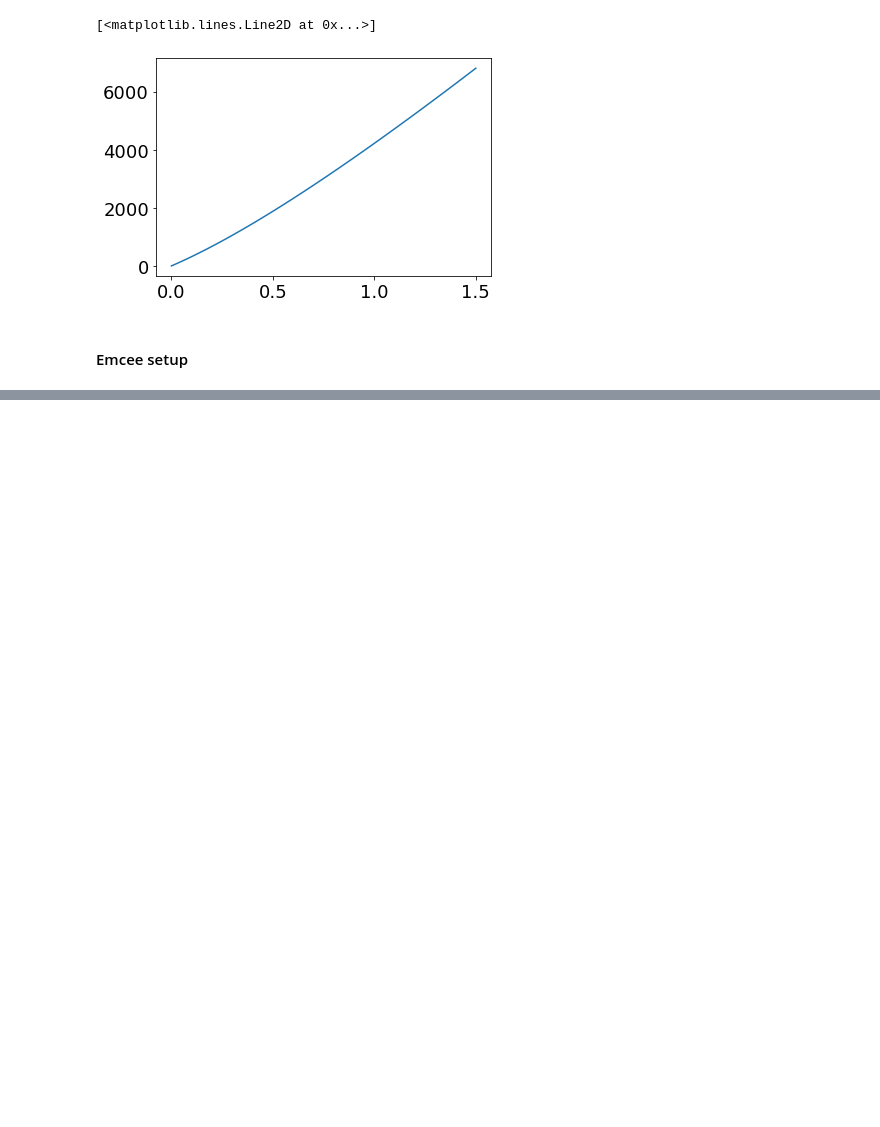
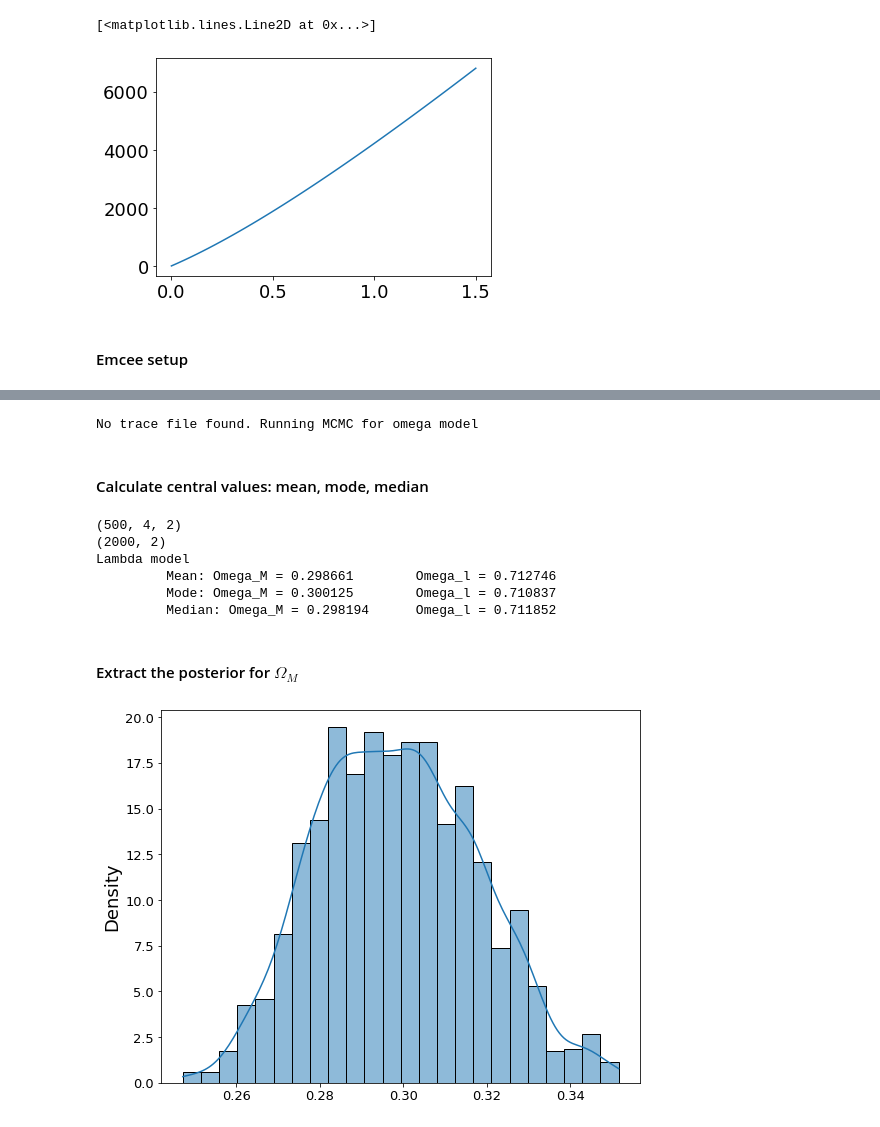
Before and after one commit to elindgren/asam_projects, a Jupyter notebook: Project1/Task2.ipynb, the cells around one changed output, grey strips where cells are left out. Drawn from its saved outputs; the diff is of its cells as text; code cells hidden in the pictures; blank space fills up the shorter version.

Commit message:
Finish the majority of task 2

```diff
--- a/Project1/Task2.ipynb
+++ b/Project1/Task2.ipynb
@@ -158,0 +217,21 @@ print(aic)
+# %%
+# Omega model
+n_dim = 3
+initial = np.random.rand(n_walkers, n_dim)
+sampler = emcee.EnsembleSampler(n_walkers, n_dim, log_omega_posterior, args=(z, dl, delta_dl))
+
+if(os.path.isfile('trace_omega_task2.p')):
+    print('Using pickled trace')
+    trace_omega = pickle.load( open( 'trace_omega_task2.p', 'rb' ) )
+else:
+    print('No trace file found. Running MCMC for omega model')
+    # Run burn in
+    sampler.run_mcmc(initial, burn_in)
+    final_state = sampler.get_last_sample()
+    # Sample posterior
+    sampler.reset()
+    res = sampler.run_mcmc(final_state, n_samples)
+    trace_omega = sampler.get_chain()
+    pickle.dump(trace_omega, open( "trace_omega_task2.p", "wb" ))
+# %% [output]
+No trace file found. Running MCMC for omega model
@@ -158,0 +252,39 @@ print(aic)
+# %% [markdown]
+#### Calculate central values: mean, mode, median
+# %%
+# lambda model
+# Use Scipy to maximize the posterior to get the mode
+lambda_trace = np.concatenate(trace, axis=0)
+nll_lambda = lambda *args: -log_lambda_posterior(*args)
+theta_hat_lamda = sc.optimize.minimize(nll_lambda, [0.5,0.5], args=(z, dl, delta_dl), bounds = ((1e-5,10),(1e-5,10)))
+
+lambda_omega_m_mean = np.mean(lambda_trace[:,0])
+lambda_omega_l_mean = np.mean(lambda_trace[:,1])
+
+lambda_omega_m_mode = theta_hat_lambda.x[0]
+lambda_omega_l_mode = theta_hat_lambda.x[1]
+
+lambda_omega_m_median = np.median(lambda_trace[:,0])
+lambda_omega_l_median = np.median(lambda_trace[:,1])
+
+print(f'Lambda model\n\t Mean: Omega_M = {lambda_omega_m_mean:.6f} \t Omega_l = {lambda_omega_l_mean:.6f}\
+\n\t Mode: Omega_M = {lambda_omega_m_mode:.6f} \t Omega_l = {lambda_omega_l_mode:.6f}\
+\n\t Median: Omega_M = {lambda_omega_m_median:.6f} \t Omega_l = {lambda_omega_l_median:.6f}')
+# %% [output]
+(500, 4, 2)
+(2000, 2)
+Lambda model
+         Mean: Omega_M = 0.298661        Omega_l = 0.712746
+         Mode: Omega_M = 0.300125        Omega_l = 0.710837
+         Median: Omega_M = 0.298194      Omega_l = 0.711852
+# %% [markdown]
+#### Extract the posterior for $\Omega_M$
+# %%
+omega_m_post = lambda_trace[:,0]
+fig, ax = plt.subplots(figsize=(8,6))
+sns.histplot(data=omega_m_post, kde=True, stat='density', ax=ax)
+
+plt.tight_layout()
+plt.savefig('figures_task2/omega_m_posterior.png')
+# %% [output]
+[figure, added]
```
Also changed, not shown: parts of 13 cells of this notebook, 4 other files.
